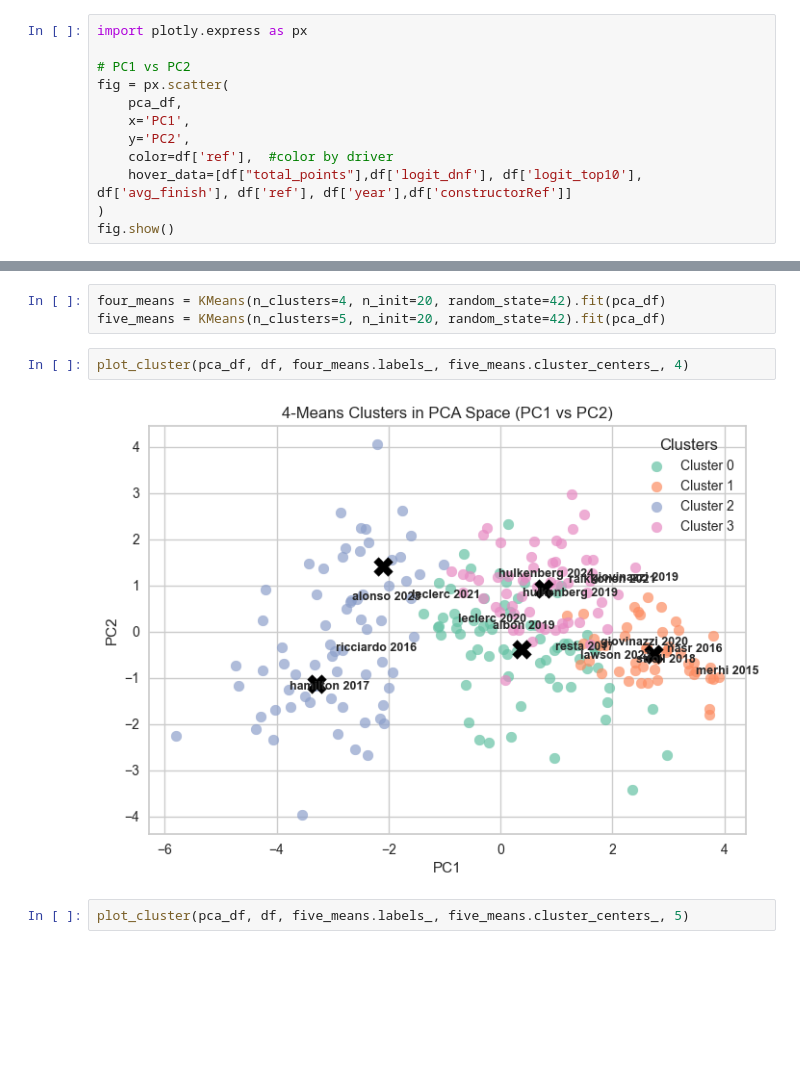
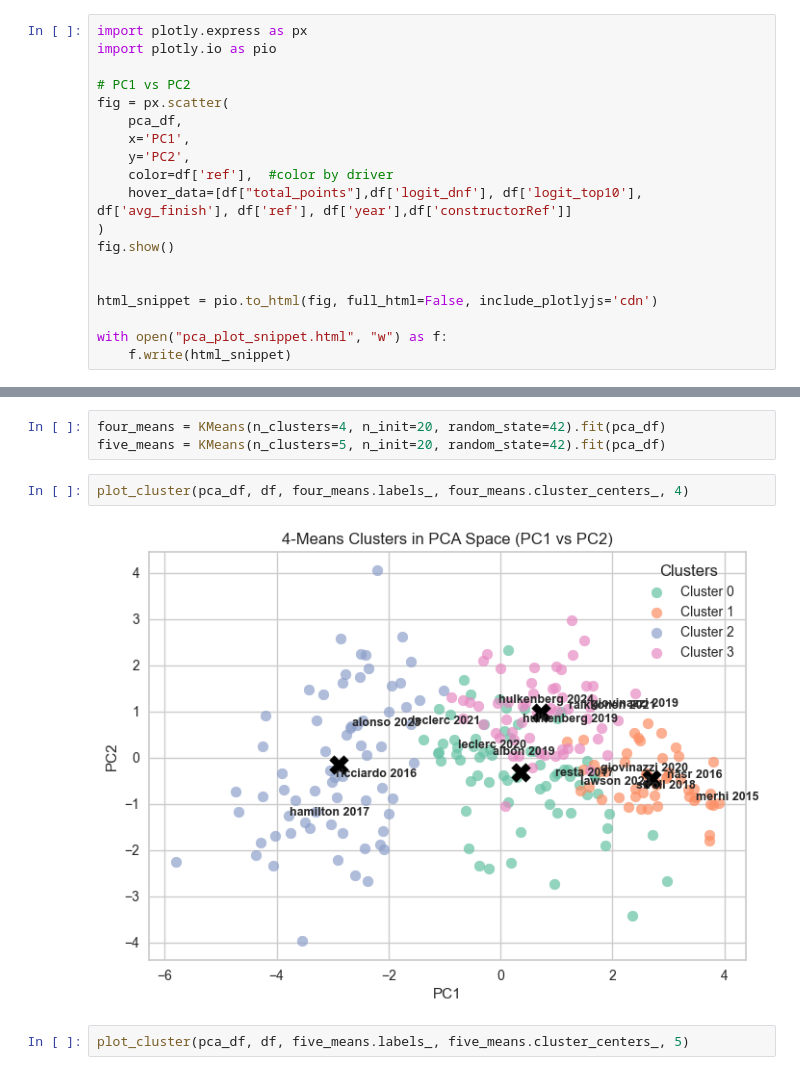
Before and after one commit to viurdaneta/F1, a Jupyter notebook: CA.ipynb, the cells around one changed output, grey strips where cells are left out. Drawn from its saved outputs; the diff is of its cells as text; blank space fills up the shorter version.

Commit message:
Polished notebook details and saved visualizations

```diff
--- a/CA.ipynb
+++ b/CA.ipynb
@@ -4,6 +4,7 @@ df = pd.read_csv("modeling_tables/clustering.csv")
 pca_df = pd.read_csv("pca_5components.csv")
 # %%
 import plotly.express as px
+import plotly.io as pio
 
 # PC1 vs PC2
 fig = px.scatter(
@@ -14,3 +15,9 @@ fig = px.scatter(
     hover_data=[df["total_points"],df['logit_dnf'], df['logit_top10'], df['avg_finish'], df['ref'], df['year'],df['constructorRef']]
 )
 fig.show()
+
+
+html_snippet = pio.to_html(fig, full_html=False, include_plotlyjs='cdn')
+
+with open("pca_plot_snippet.html", "w") as f:
+    f.write(html_snippet)
@@ -181,9 +192,9 @@ def plot_cluster(pca_df, original_df, labels, centroids, k):
 four_means = KMeans(n_clusters=4, n_init=20, random_state=42).fit(pca_df)
 five_means = KMeans(n_clusters=5, n_init=20, random_state=42).fit(pca_df)
 # %%
-plot_cluster(pca_df, df, four_means.labels_, five_means.cluster_centers_, 4)
+plot_cluster(pca_df, df, four_means.labels_, four_means.cluster_centers_, 4)
 # %% [output]
-[figure, old version]
+[figure, new version]
 # %%
 plot_cluster(pca_df, df, five_means.labels_, five_means.cluster_centers_, 5)
 # %% [output]
```
Also changed, not shown: parts of 6 cells of this notebook, 12 other files.
